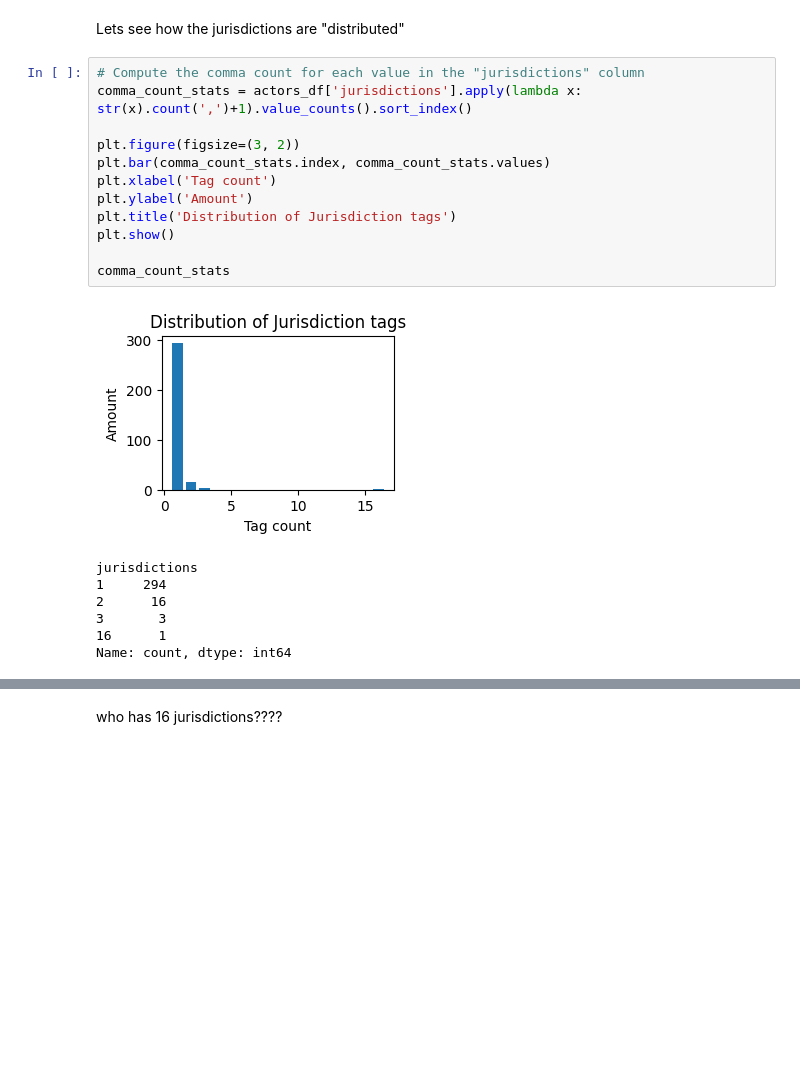
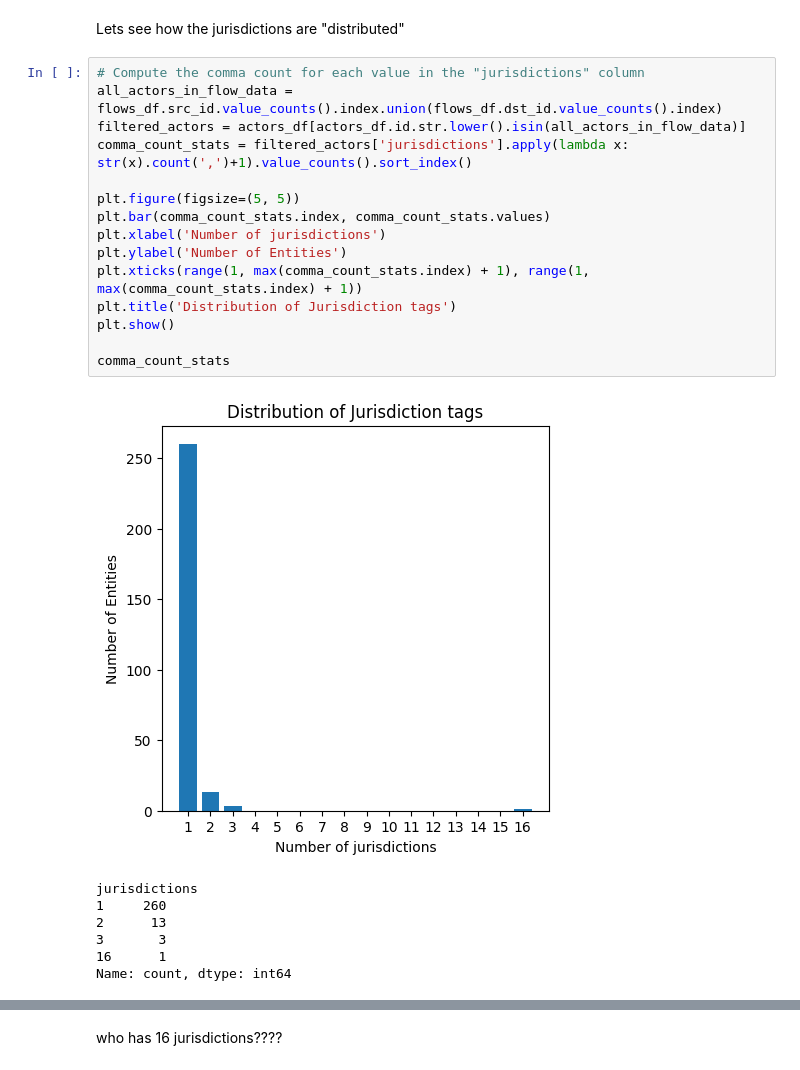
Before and after one commit to FlowDrucka64/MoneyFlow, a Jupyter notebook: data_exploration.ipynb, the cells around one changed output, grey strips where cells are left out. Drawn from its saved outputs; the diff is of its cells as text; blank space fills up the shorter version.

Commit message:
Add some more exploratory data analysis for introductory slides

```diff
--- a/data_exploration.ipynb
+++ b/data_exploration.ipynb
@@ -178,21 +213,24 @@ display(cpi.head())
 Lets see how the jurisdictions are "distributed"
 # %%
 # Compute the comma count for each value in the "jurisdictions" column
-comma_count_stats = actors_df['jurisdictions'].apply(lambda x: str(x).count(',')+1).value_counts().sort_index()
+all_actors_in_flow_data = flows_df.src_id.value_counts().index.union(flows_df.dst_id.value_counts().index)
+filtered_actors = actors_df[actors_df.id.str.lower().isin(all_actors_in_flow_data)]
+comma_count_stats = filtered_actors['jurisdictions'].apply(lambda x: str(x).count(',')+1).value_counts().sort_index()
 
-plt.figure(figsize=(3, 2))
+plt.figure(figsize=(5, 5))
 plt.bar(comma_count_stats.index, comma_count_stats.values)
-plt.xlabel('Tag count')
-plt.ylabel('Amount')
+plt.xlabel('Number of jurisdictions')
+plt.ylabel('Number of Entities')
+plt.xticks(range(1, max(comma_count_stats.index) + 1), range(1, max(comma_count_stats.index) + 1))
 plt.title('Distribution of Jurisdiction tags')
 plt.show()
 
 comma_count_stats
 # %% [output]
-[figure, old version]
+[figure, new version]
 jurisdictions
-1     294
-2      16
+1     260
+2      13
 3       3
 16      1
 Name: count, dtype: int64
```
Also changed, not shown: parts of 9 cells of this notebook.
